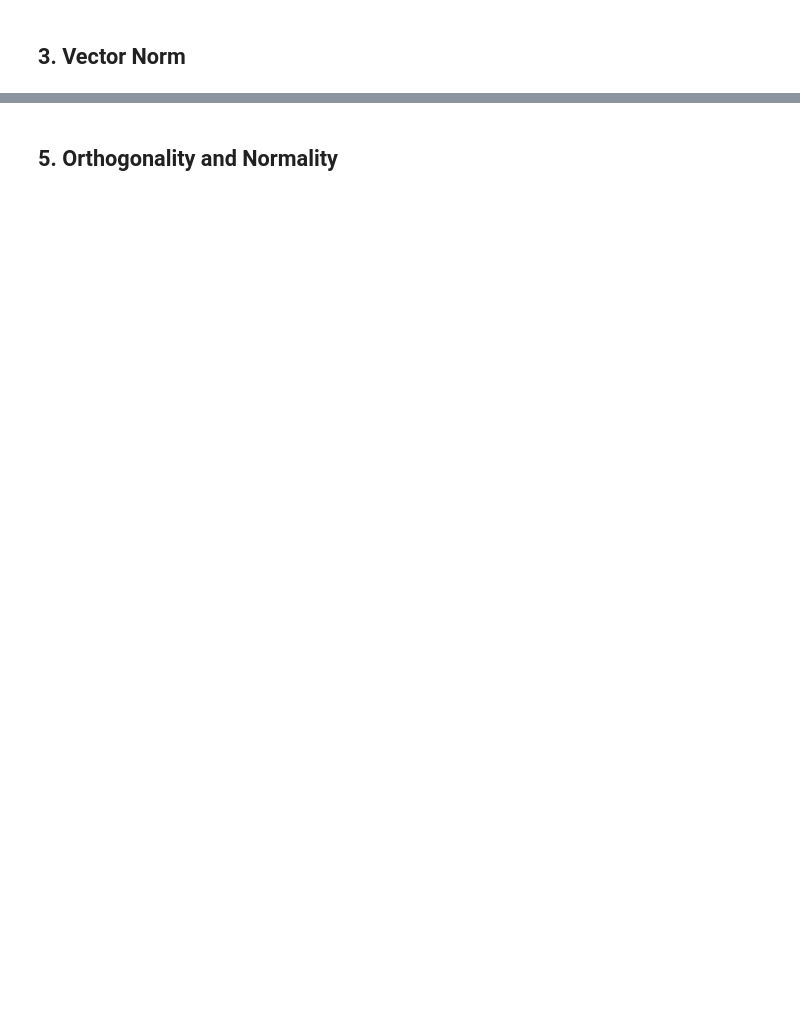
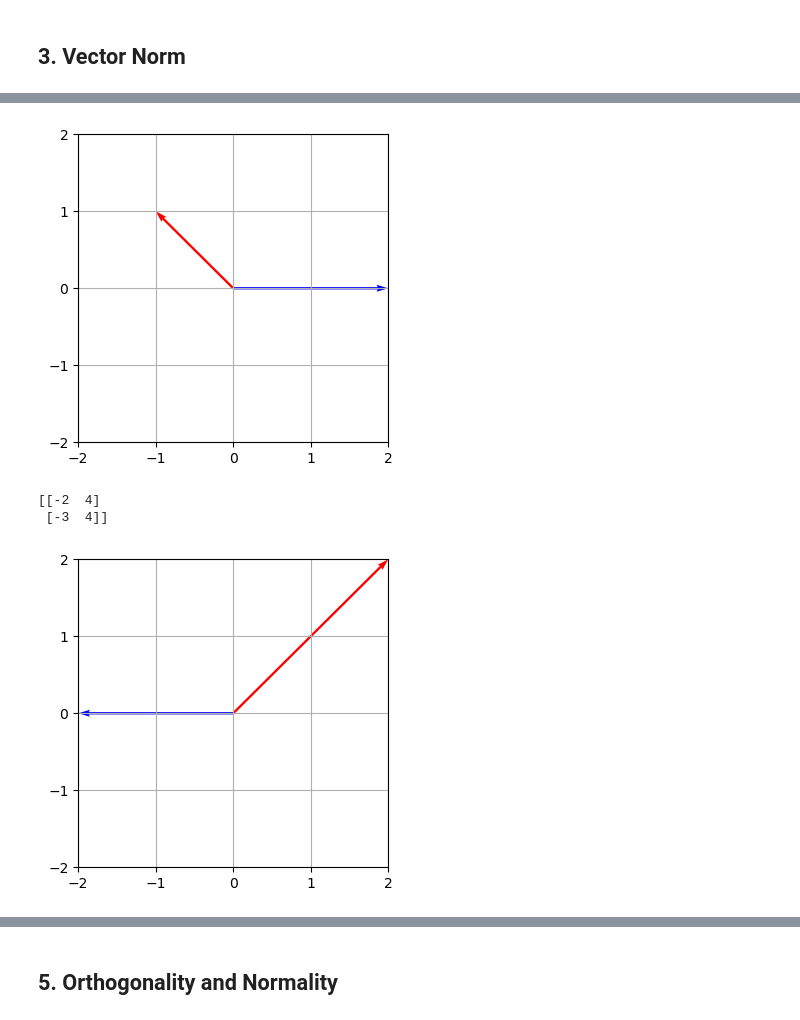
Before and after one commit to dyjdlopez/dsp-fundamentals, a Jupyter notebook: lecture_notes/dsp_lecture_01.ipynb, the cells around one changed output, grey strips where cells are left out. Drawn from its saved outputs; the diff is of its cells as text; code cells hidden in the pictures; blank space fills up the shorter version.

Commit message:
Update dsp_lecture_01.ipynb
added discussion on linear transformation

```diff
--- a/lecture_notes/dsp_lecture_01.ipynb
+++ b/lecture_notes/dsp_lecture_01.ipynb
@@ -356,0 +601,20 @@ array([[ 2],
+# %%
+### Shearing
+
+# Transformation Matrices
+shear1 = np.array([
+    [1,1],
+    [1,1]
+])
+shear2 = np.array([
+    [2,0],
+    [2,-1]
+])
+plot_quiv(B)
+print(shear2@B)
+plot_quiv(B, shear2)
+# %% [output]
+[figure, added]
+[[-2  4]
+ [-3  4]]
+[figure, added]
```
Also changed, not shown: parts of 46 cells of this notebook.
